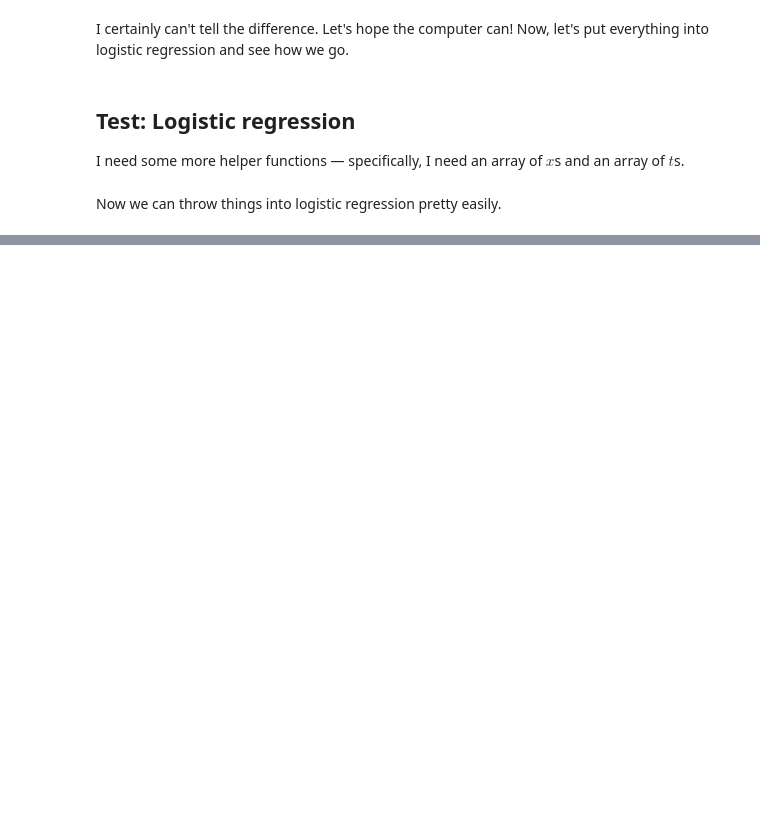
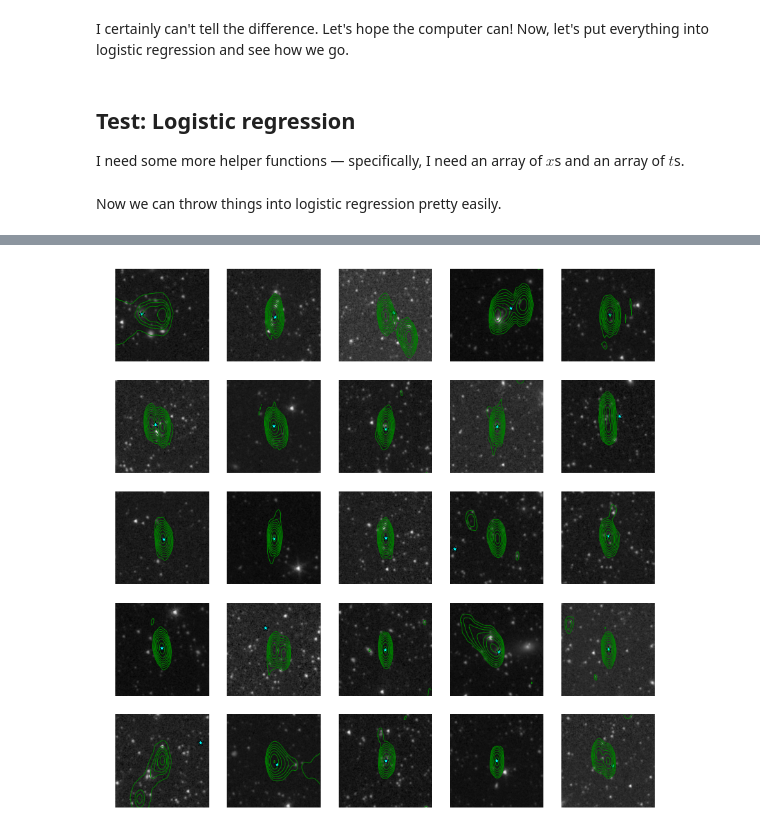
Before and after one commit to chengsoonong/crowdastro, a Jupyter notebook: notebooks/9_pipeline.ipynb, the cells around one changed output, grey strips where cells are left out. Cells and saved outputs as stored; diff of their text form; code cells hidden in the pictures; blank space fills up the shorter version.

```diff
--- a/notebooks/9_pipeline.ipynb
+++ b/notebooks/9_pipeline.ipynb
@@ -324,11 +324,21 @@ def get_training_data(n):
 # %% [markdown]
 Now we can throw things into logistic regression pretty easily.
 # %%
-def logistic_regression():
-    xs, ts = get_training_data(10000)
+def logistic_regression(n, print_confusion=False, training_subjects=None):
+    """Trains logistic regression on n example subjects.
+
+    n: Number of example subjects.
+    print_confusion: Optional, default False. Prints confusion matrix.
+    training_subjects: Optional. If specified, use this generator to retrieve training subjects.
+    -> Logistic regression
+    """
+    xs, ts = get_training_data(n, training_subjects=training_subjects)
     xs_train, xs_test, ts_train, ts_test = sklearn.cross_validation.train_test_split(xs, ts, test_size=0.2, random_state=1)
 
     lr = sklearn.linear_model.LogisticRegression(C=1e5, class_weight='balanced')
     lr.fit(xs_train, ts_train)
 
-    pprint.pprint(sklearn.metrics.confusion_matrix(ts_test, lr.predict(xs_test)))
+    if print_confusion:
+        pprint.pprint(sklearn.metrics.confusion_matrix(ts_test, lr.predict(xs_test)))
+
+    return lr
@@ -342,0 +364,28 @@ One really noticeable problem is that the host galaxies are drowned out by the s
+# %%
+def predict_hosts(subjects, training_subjects=None):
+    lr = logistic_regression(1000, training_subjects=training_subjects)
+    subjects, subjects_clone_1, subjects_clone_2 = itertools.tee(subjects, 3)
+
+    all_neighbourhoods = potential_host_radio_neighbourhoods(subjects_clone_1)
+    all_potential_hosts = potential_hosts(subjects_clone_2)
+
+    for neighbourhoods, hosts, subject in zip(all_neighbourhoods, all_potential_hosts, subjects):
+        neighbourhoods = neighbourhoods.reshape((neighbourhoods.shape[0], -1))
+        probabilities = lr.predict_proba(neighbourhoods)
+        predicted_host = hosts[probabilities[:, 1].argmax()]
+        yield predicted_host
+# %%
+matplotlib.pyplot.figure(figsize=(15, 15))
+for idx, subject, host in zip(
+        range(25),
+        filter_nice(atlas_subjects()),
+        predict_hosts(filter_nice(atlas_subjects()))):
+    matplotlib.pyplot.subplot(5, 5, idx + 1)
+    matplotlib.pyplot.axis('off')
+    matplotlib.pyplot.xlim((0, 200))
+    matplotlib.pyplot.ylim((0, 200))
+    crowdastro.show.ir(subject)
+    crowdastro.show.contours(subject, colour='green')
+    matplotlib.pyplot.scatter([host[0]], [host[1]], c='cyan', marker='*', s=100)
+matplotlib.pyplot.show()
+# %% [output]
@@ -342,0 +393 @@ One really noticeable problem is that the host galaxies are drowned out by the s
+[figure, added]
```
Also changed, not shown: parts of 19 cells of this notebook.
